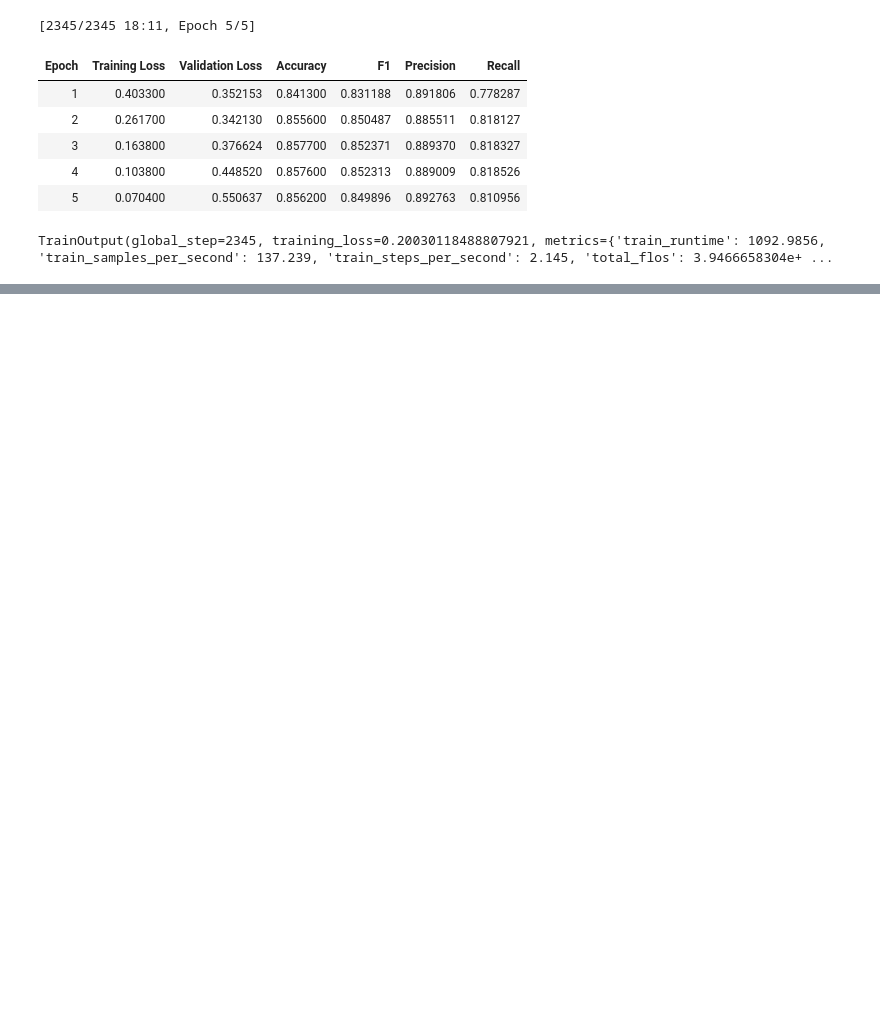
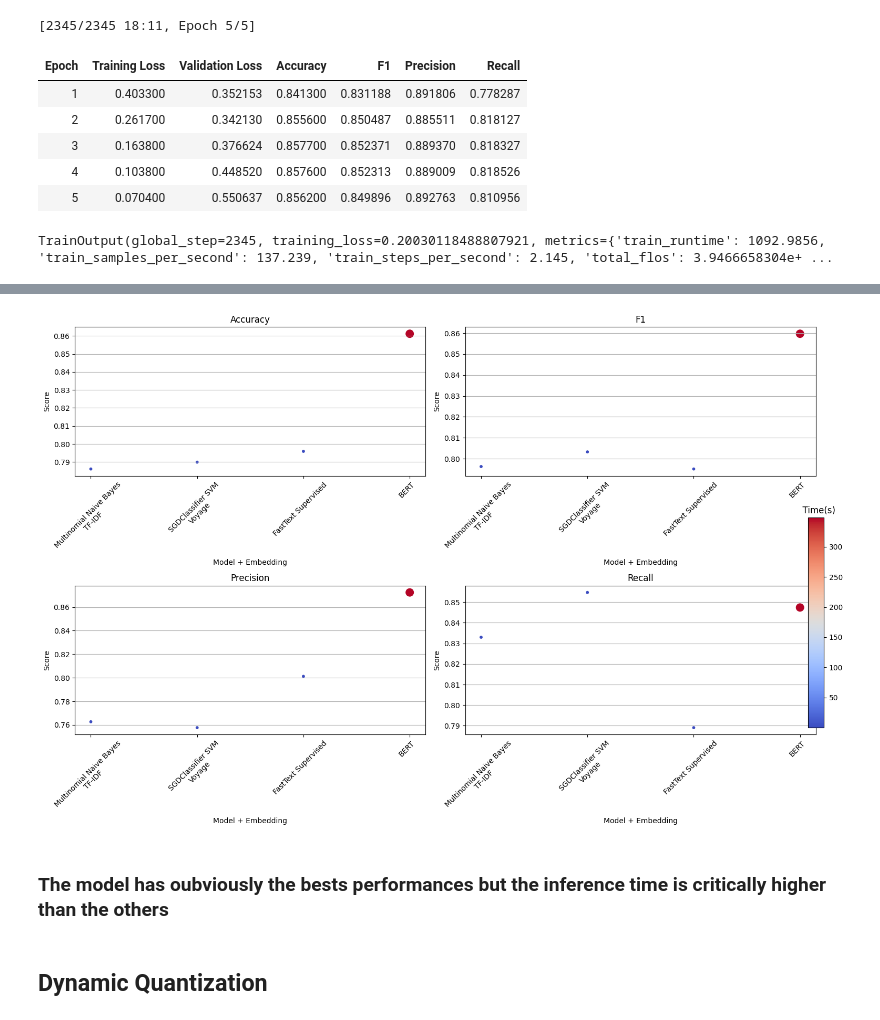
Before and after one commit to ilanaliouchouche/hate-speechs, a Jupyter notebook: hatespeech.ipynb, the cells around one changed output, grey strips where cells are left out. Drawn from its saved outputs; the diff is of its cells as text; code cells hidden in the pictures; blank space fills up the shorter version.

Commit message:
bert benchmarked

```diff
--- a/hatespeech.ipynb
+++ b/hatespeech.ipynb
@@ -1393,0 +1451,2 @@ trainer.save_model()
+# %%
+test_results = trainer.evaluate(dataset_encoded["test"])
@@ -1393,0 +1464,5 @@ trainer.save_model()
+# %%
+import json
+
+with open(f"{DATA_PATH}/model_scores.json", 'r') as f:
+  model_scores = json.load(f)
@@ -1393,0 +1477,8 @@ trainer.save_model()
+# %%
+model_scores["BERT"] = {"": {
+    "accuracy": test_results["eval_accuracy"],
+    "f1": test_results["eval_f1"],
+    "precision": test_results["eval_precision"],
+    "recall": test_results["eval_recall"],
+    "time": test_results["eval_runtime"]
+}}
@@ -1393,0 +1497,3 @@ trainer.save_model()
+# %%
+relevant_models = [("Multinomial Naive Bayes", "TF-IDF"), ("SGDClassifier SVM", "Voyage"), ("FastText Supervised", ""), ("BERT", "")]
+model_scores_relevant = {model: {embed:model_scores[model][embed]} for model, embed in relevant_models}
@@ -1393,0 +1523,10 @@ trainer.save_model()
+# %%
+import matplotlib.pyplot as plt
+
+plot_scores(model_scores_relevant, f"{IMAGE_PATH}/bert.png")
+# %% [output]
+[figure, added]
+# %% [markdown]
+### The model has oubviously the bests performances but the inference time is critically higher than the others
+# %% [markdown]
+## Dynamic Quantization
```
Also changed, not shown: parts of 25 cells of this notebook, 1 other file.
